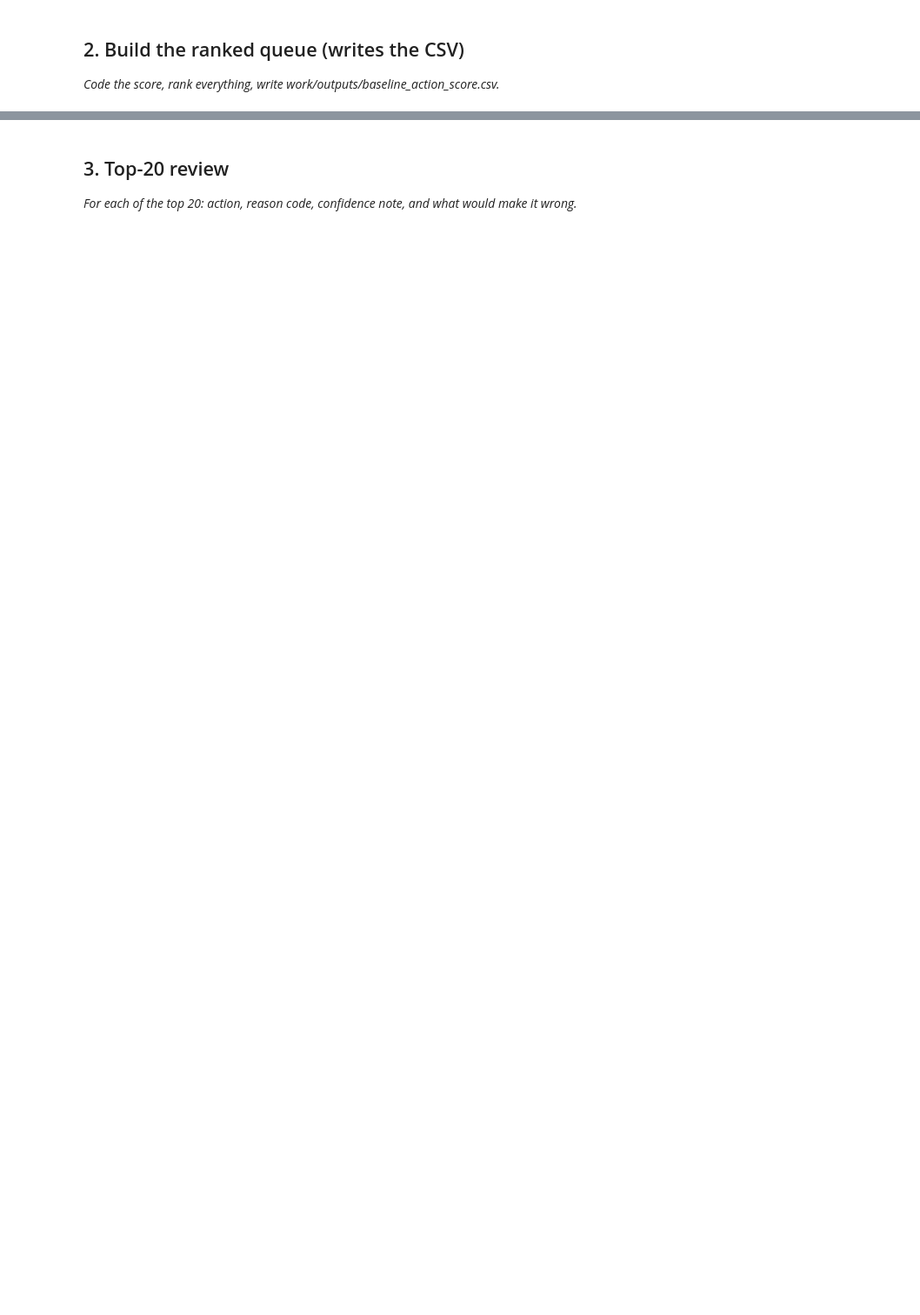
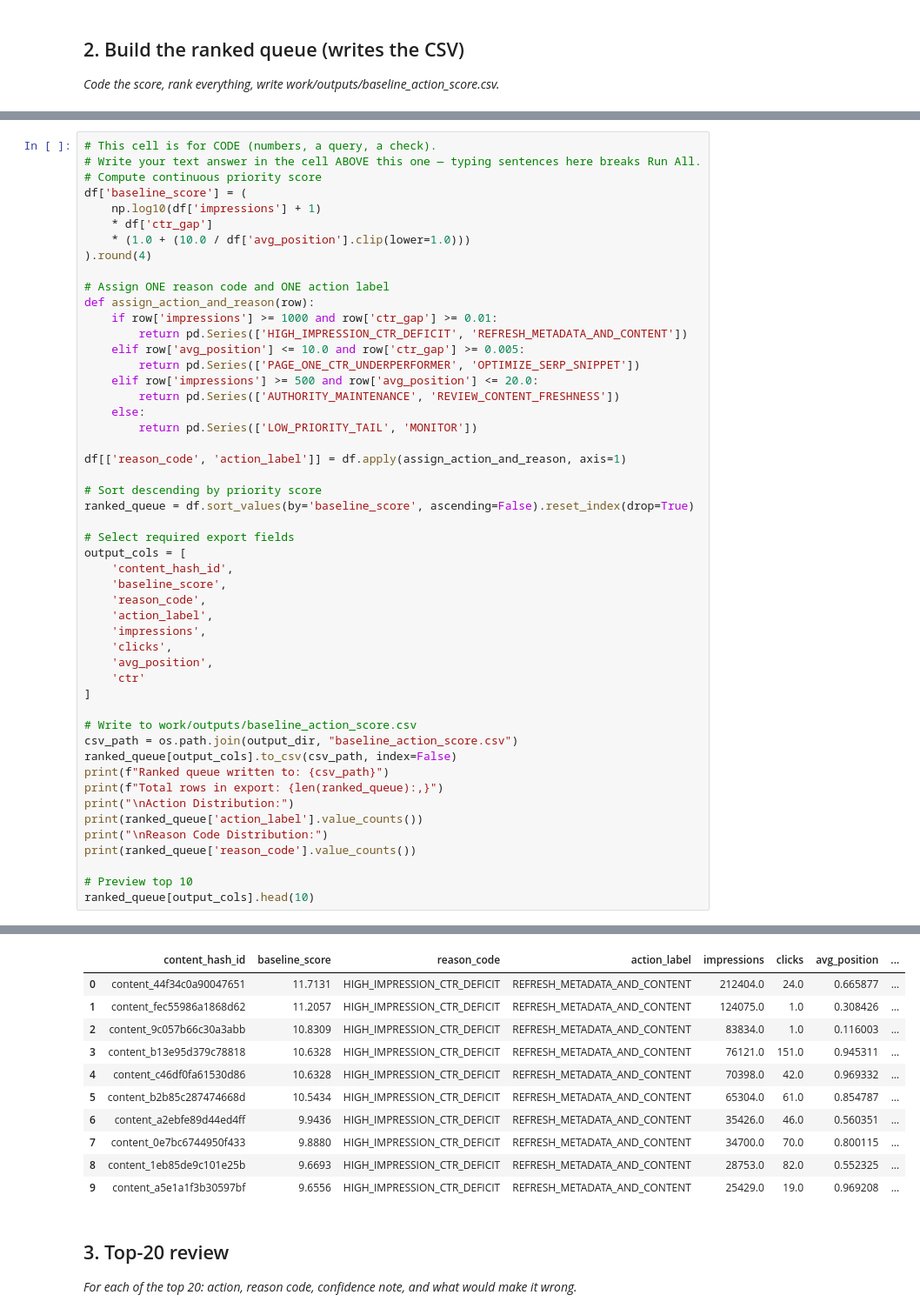
Before and after one commit to Muhammadfaheem8988/FlyRank-AI-internship, a Jupyter notebook: work/notebooks/w04_baseline_score.ipynb, the cells around one changed output, grey strips where cells are left out. Shown at 87% size. Cells and saved outputs as stored; diff of their text form; blank space fills up the shorter version.

```diff
--- a/work/notebooks/w04_baseline_score.ipynb
+++ b/work/notebooks/w04_baseline_score.ipynb
@@ -22,0 +177,51 @@ This skeleton is yours to fill. Work the sections **in order** — each one has
+# %%
+# This cell is for CODE (numbers, a query, a check).
+# Write your text answer in the cell ABOVE this one — typing sentences here breaks Run All.
+# Compute continuous priority score
+df['baseline_score'] = (
+    np.log10(df['impressions'] + 1)
+    * df['ctr_gap']
+    * (1.0 + (10.0 / df['avg_position'].clip(lower=1.0)))
+).round(4)
+
+# Assign ONE reason code and ONE action label
+def assign_action_and_reason(row):
+    if row['impressions'] >= 1000 and row['ctr_gap'] >= 0.01:
+        return pd.Series(['HIGH_IMPRESSION_CTR_DEFICIT', 'REFRESH_METADATA_AND_CONTENT'])
+    elif row['avg_position'] <= 10.0 and row['ctr_gap'] >= 0.005:
+        return pd.Series(['PAGE_ONE_CTR_UNDERPERFORMER', 'OPTIMIZE_SERP_SNIPPET'])
+    elif row['impressions'] >= 500 and row['avg_position'] <= 20.0:
+        return pd.Series(['AUTHORITY_MAINTENANCE', 'REVIEW_CONTENT_FRESHNESS'])
+    else:
+        return pd.Series(['LOW_PRIORITY_TAIL', 'MONITOR'])
+
+df[['reason_code', 'action_label']] = df.apply(assign_action_and_reason, axis=1)
+
+# Sort descending by priority score
+ranked_queue = df.sort_values(by='baseline_score', ascending=False).reset_index(drop=True)
+
+# Select required export fields
+output_cols = [
+    'content_hash_id',
+    'baseline_score',
+    'reason_code',
+    'action_label',
+    'impressions',
+    'clicks',
+    'avg_position',
+    'ctr'
+]
+
+# Write to work/outputs/baseline_action_score.csv
+csv_path = os.path.join(output_dir, "baseline_action_score.csv")
+ranked_queue[output_cols].to_csv(csv_path, index=False)
+print(f"Ranked queue written to: {csv_path}")
+print(f"Total rows in export: {len(ranked_queue):,}")
+print("\nAction Distribution:")
+print(ranked_queue['action_label'].value_counts())
+print("\nReason Code Distribution:")
+print(ranked_queue['reason_code'].value_counts())
+
+# Preview top 10
+ranked_queue[output_cols].head(10)
+# %% [output]
@@ -23,3 +246,14 @@ This skeleton is yours to fill. Work the sections **in order** — each one has
+|  | content_hash_id | baseline_score | reason_code | action_label | impressions | clicks | avg_position | ... |
+| 0 | content_44f34c0a90047651 | 11.7131 | HIGH_IMPRESSION_CTR_DEFICIT | REFRESH_METADATA_AND_CONTENT | 212404.0 | 24.0 | 0.665877 | ... |
+| 1 | content_fec55986a1868d62 | 11.2057 | HIGH_IMPRESSION_CTR_DEFICIT | REFRESH_METADATA_AND_CONTENT | 124075.0 | 1.0 | 0.308426 | ... |
+| 2 | content_9c057b66c30a3abb | 10.8309 | HIGH_IMPRESSION_CTR_DEFICIT | REFRESH_METADATA_AND_CONTENT | 83834.0 | 1.0 | 0.116003 | ... |
+| 3 | content_b13e95d379c78818 | 10.6328 | HIGH_IMPRESSION_CTR_DEFICIT | REFRESH_METADATA_AND_CONTENT | 76121.0 | 151.0 | 0.945311 | ... |
+| 4 | content_c46df0fa61530d86 | 10.6328 | HIGH_IMPRESSION_CTR_DEFICIT | REFRESH_METADATA_AND_CONTENT | 70398.0 | 42.0 | 0.969332 | ... |
+| 5 | content_b2b85c287474668d | 10.5434 | HIGH_IMPRESSION_CTR_DEFICIT | REFRESH_METADATA_AND_CONTENT | 65304.0 | 61.0 | 0.854787 | ... |
+| 6 | content_a2ebfe89d44ed4ff | 9.9436 | HIGH_IMPRESSION_CTR_DEFICIT | REFRESH_METADATA_AND_CONTENT | 35426.0 | 46.0 | 0.560351 | ... |
+| 7 | content_0e7bc6744950f433 | 9.8880 | HIGH_IMPRESSION_CTR_DEFICIT | REFRESH_METADATA_AND_CONTENT | 34700.0 | 70.0 | 0.800115 | ... |
+| 8 | content_1eb85de9c101e25b | 9.6693 | HIGH_IMPRESSION_CTR_DEFICIT | REFRESH_METADATA_AND_CONTENT | 28753.0 | 82.0 | 0.552325 | ... |
+| 9 | content_a5e1a1f3b30597bf | 9.6556 | HIGH_IMPRESSION_CTR_DEFICIT | REFRESH_METADATA_AND_CONTENT | 25429.0 | 19.0 | 0.969208 | ... |
 # %% [markdown]
 ## 3. Top-20 review
 
```
Also changed, not shown: parts of 12 cells of this notebook.
